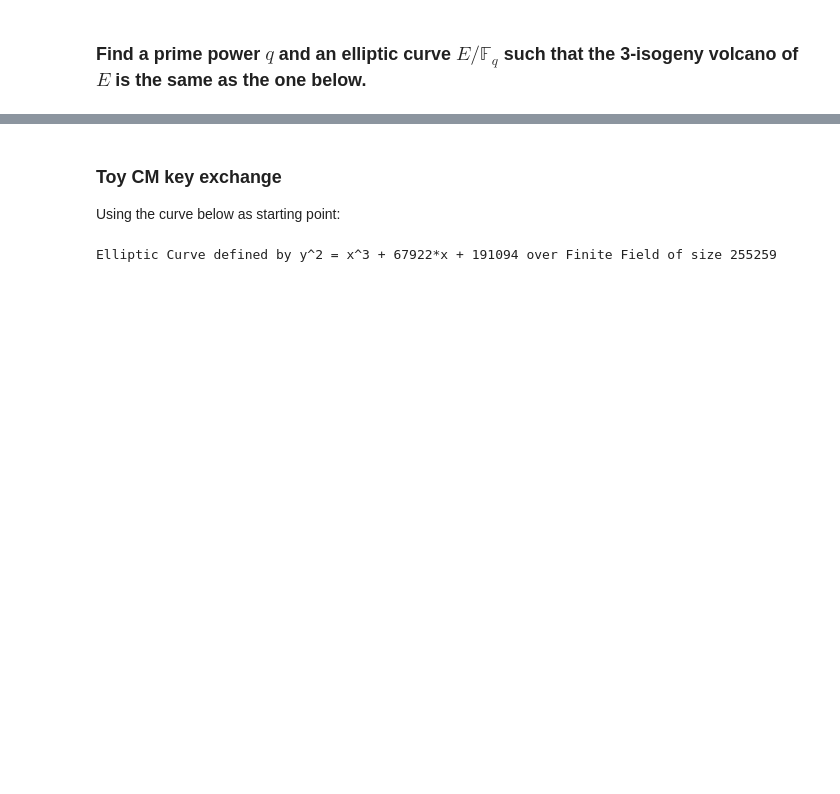
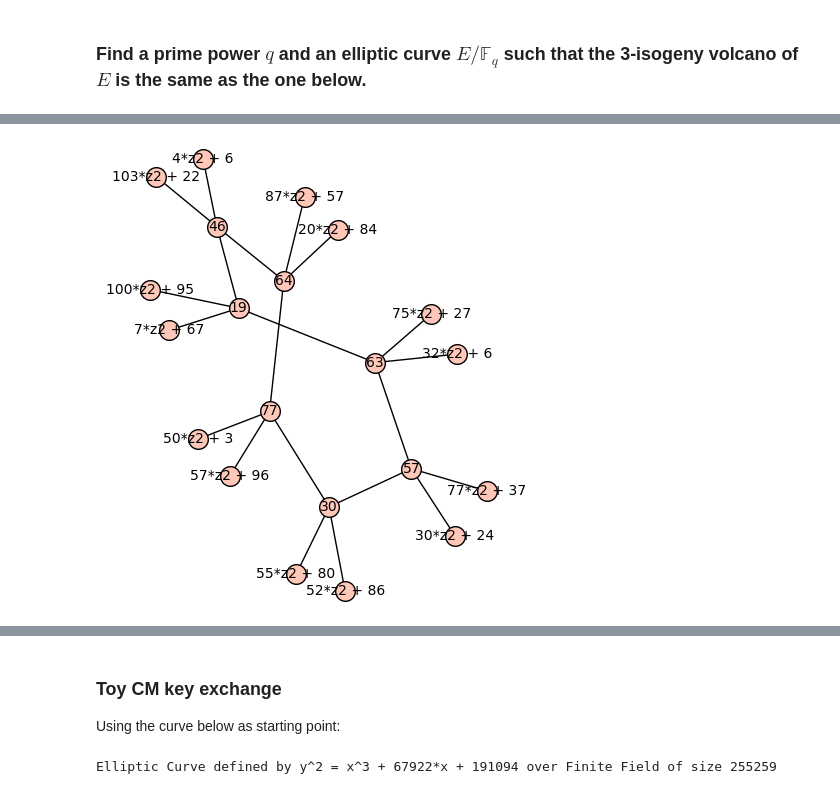
Before and after one commit to defeo/crypt-b-it-2022, a Jupyter notebook: 2022-09-15-day3.ipynb, the cells around one changed output, grey strips where cells are left out. Drawn from its saved outputs; the diff is of its cells as text; code cells hidden in the pictures; blank space fills up the shorter version.

```diff
--- a/2022-09-15-day3.ipynb
+++ b/2022-09-15-day3.ipynb
@@ -27,0 +187,6 @@ Elliptic Curve defined by y^2 = x^3 + 12242890*x + 7614456 over Finite Field of
+# %%
+EE = E.change_ring(GF(p^2))
+G = EE.isogeny_ell_graph(3, directed=False, label_by_j=True)
+G.plot()
+# %% [output]
+[figure, added]
```
Also changed, not shown: parts of 94 cells of this notebook.
